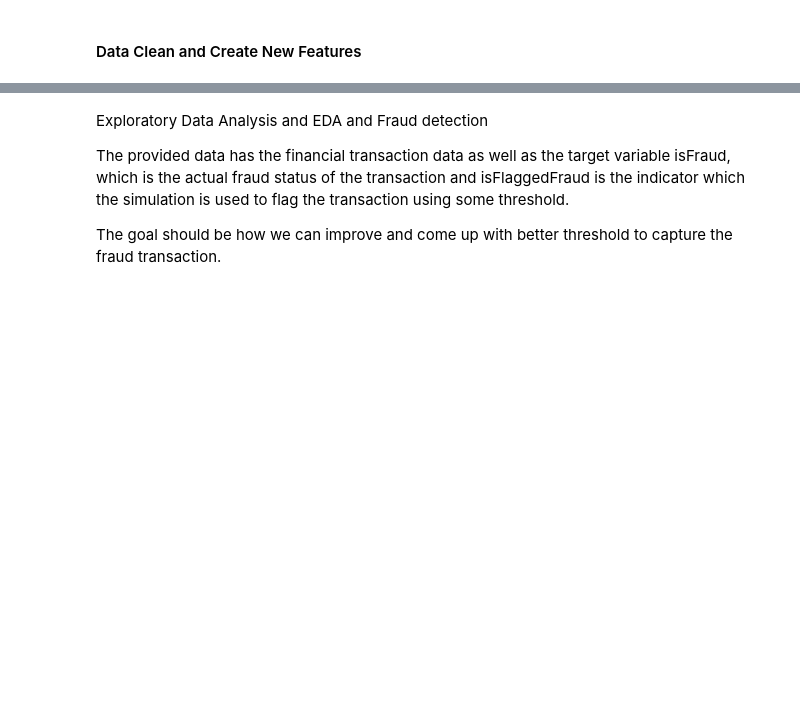
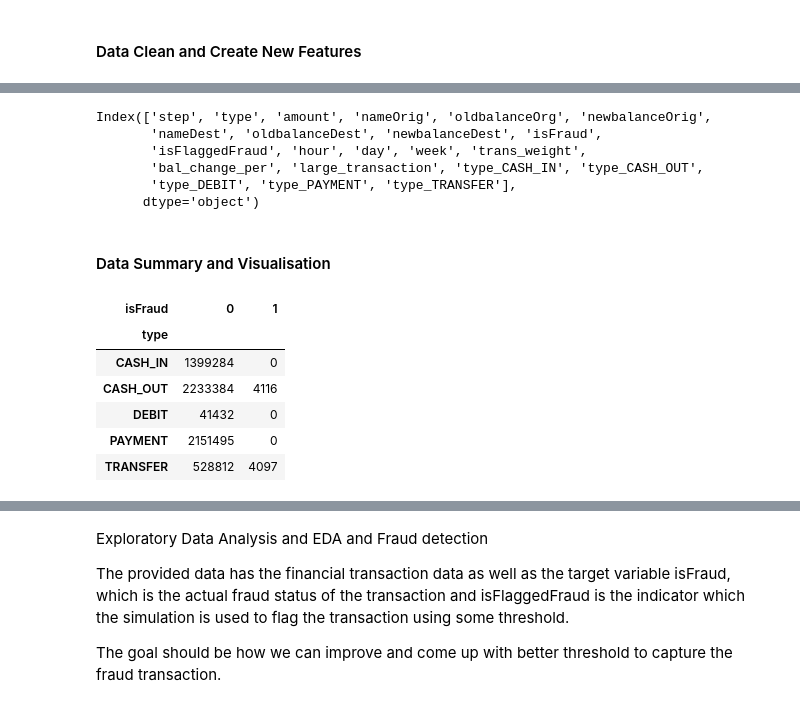
Before and after one commit to SurakshaRegmi/Project-4, a Jupyter notebook: Project_4_micah.ipynb, the cells around one changed output, grey strips where cells are left out. Saved outputs shown, nothing was run; the diff lists cells and outputs as text; code cells hidden in the pictures; blank space fills up the shorter version.

```diff
--- a/Project_4_micah.ipynb
+++ b/Project_4_micah.ipynb
@@ -196,0 +207,23 @@ fraud_det_df = raw_csv.copy()
+# %%
+fraud_det_df.columns
+# %% [output]
+Index(['step', 'type', 'amount', 'nameOrig', 'oldbalanceOrg', 'newbalanceOrig',
+       'nameDest', 'oldbalanceDest', 'newbalanceDest', 'isFraud',
+       'isFlaggedFraud', 'hour', 'day', 'week', 'trans_weight',
+       'bal_change_per', 'large_transaction', 'type_CASH_IN', 'type_CASH_OUT',
+       'type_DEBIT', 'type_PAYMENT', 'type_TRANSFER'],
+      dtype='object')
+# %% [markdown]
+#### Data Summary and Visualisation
+# %%
+## Show Summary of isFraud Type
+type_summary = pd.crosstab(fraud_det_df['type'], fraud_det_df['isFraud'])
+type_summary
+# %% [output]
+| isFraud | 0 | 1 |
+| type |  |  |
+| CASH_IN | 1399284 | 0 |
+| CASH_OUT | 2233384 | 4116 |
+| DEBIT | 41432 | 0 |
+| PAYMENT | 2151495 | 0 |
+| TRANSFER | 528812 | 4097 |
```
Also changed, not shown: parts of 12 cells of this notebook.
